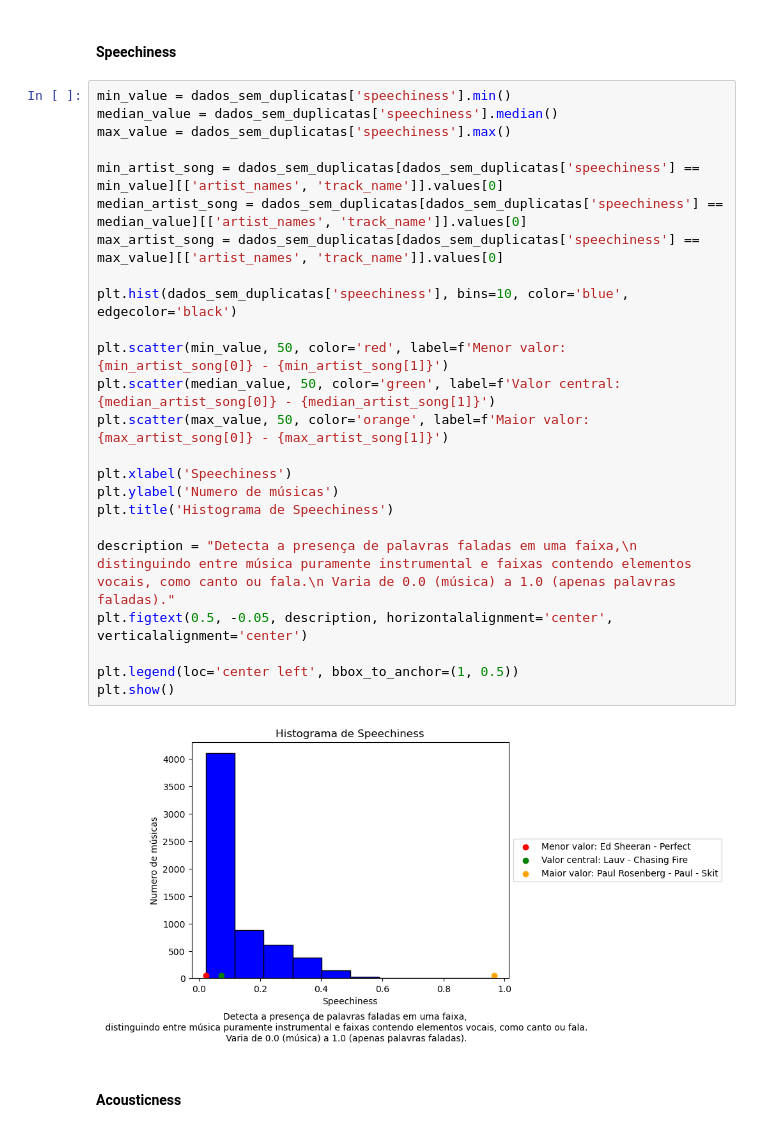
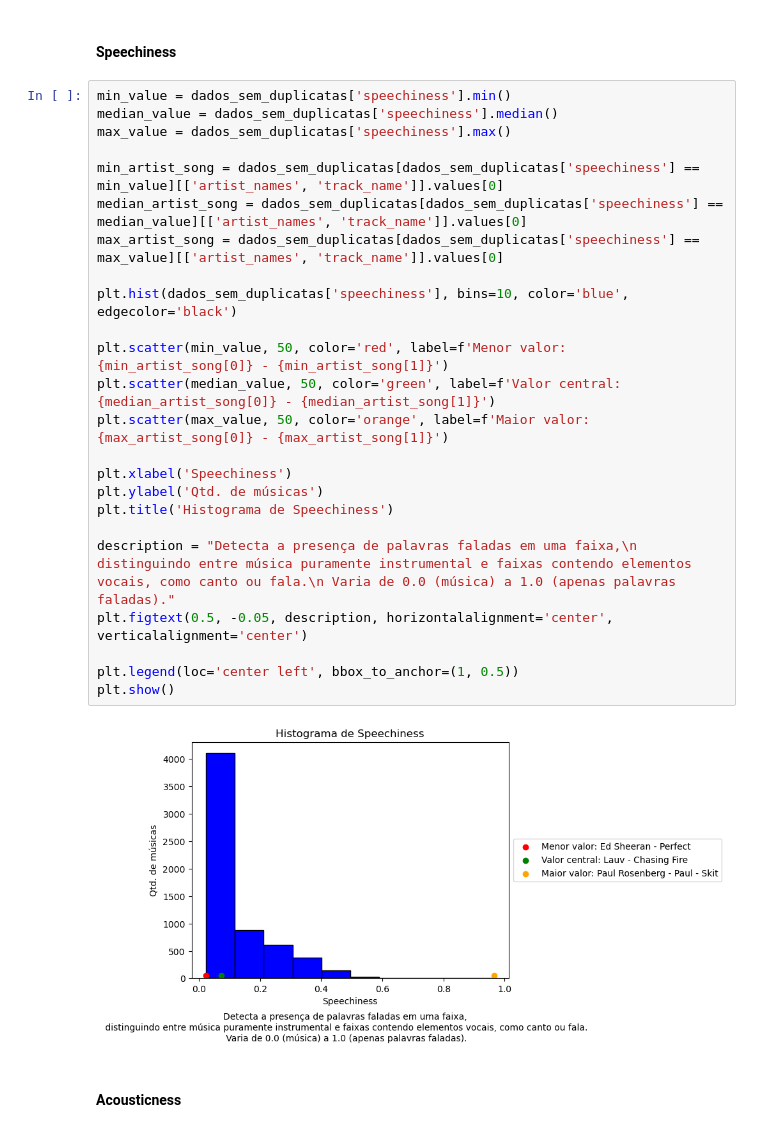
Before and after one commit to EandroC/ExplorandoPrincipaisMusicasDoSpotify, a Jupyter notebook: Untitled.ipynb, the cells around one changed output. Saved outputs shown, nothing was run; the diff lists cells and outputs as text.

```diff
--- a/Untitled.ipynb
+++ b/Untitled.ipynb
@@ -438,29 +439,29 @@ plt.show()
 # %%
 min_value = dados_sem_duplicatas['speechiness'].min()
 median_value = dados_sem_duplicatas['speechiness'].median()
 max_value = dados_sem_duplicatas['speechiness'].max()
 
 min_artist_song = dados_sem_duplicatas[dados_sem_duplicatas['speechiness'] == min_value][['artist_names', 'track_name']].values[0]
 median_artist_song = dados_sem_duplicatas[dados_sem_duplicatas['speechiness'] == median_value][['artist_names', 'track_name']].values[0]
 max_artist_song = dados_sem_duplicatas[dados_sem_duplicatas['speechiness'] == max_value][['artist_names', 'track_name']].values[0]
 
 plt.hist(dados_sem_duplicatas['speechiness'], bins=10, color='blue', edgecolor='black')
 
 plt.scatter(min_value, 50, color='red', label=f'Menor valor: {min_artist_song[0]} - {min_artist_song[1]}')
 plt.scatter(median_value, 50, color='green', label=f'Valor central: {median_artist_song[0]} - {median_artist_song[1]}')
 plt.scatter(max_value, 50, color='orange', label=f'Maior valor: {max_artist_song[0]} - {max_artist_song[1]}')
 
 plt.xlabel('Speechiness')
-plt.ylabel('Numero de músicas')
+plt.ylabel('Qtd. de músicas')
 plt.title('Histograma de Speechiness')
 
 description = "Detecta a presença de palavras faladas em uma faixa,\n distinguindo entre música puramente instrumental e faixas contendo elementos vocais, como canto ou fala.\n Varia de 0.0 (música) a 1.0 (apenas palavras faladas)."
 plt.figtext(0.5, -0.05, description, horizontalalignment='center', verticalalignment='center')
 
 plt.legend(loc='center left', bbox_to_anchor=(1, 0.5))
 plt.show()
 # %% [output]
-[figure, old version]
+[figure, new version]
 # %% [markdown]
 #### Acousticness
 # %%
```
Also changed, not shown: parts of 31 cells of this notebook.
